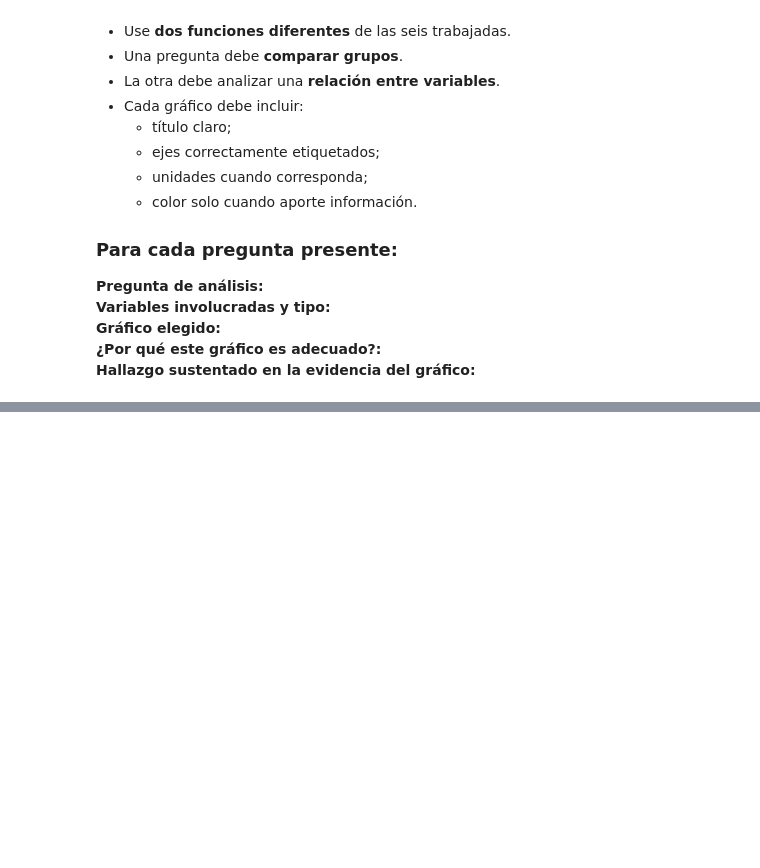
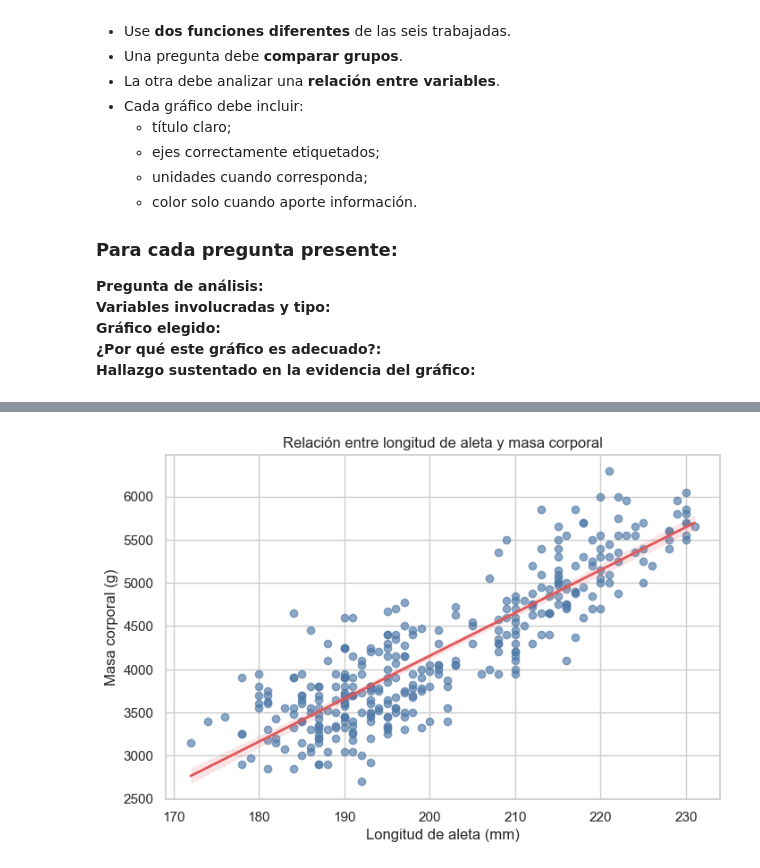
Before and after one commit to AAlvarezT/curso_dm_262, a Jupyter notebook: (DM)EDA_Seaborn.ipynb, the cells around one changed output, grey strips where cells are left out. Cells and saved outputs as stored; diff of their text form; code cells hidden in the pictures; blank space fills up the shorter version.

```diff
--- a/(DM)EDA_Seaborn.ipynb
+++ b/(DM)EDA_Seaborn.ipynb
@@ -302,2 +395,17 @@ Identifique:
 # %%
-# Tarea — gráfico 2
+# Tarea — gráfico 2 (relación entre variables)
+plt.figure(figsize=(8, 5))
+sns.regplot(
+    data=df,
+    x="Largo_alas_mm",
+    y="Peso_g",
+    scatter_kws={"alpha": 0.65, "color": "#4e79a7"},
+    line_kws={"color": "#e15759", "linewidth": 2}
+)
+
+plt.title("Relación entre longitud de aleta y masa corporal")
+plt.xlabel("Longitud de aleta (mm)")
+plt.ylabel("Masa corporal (g)")
+plt.show()
+# %% [output]
+[figure, added]
```
Also changed, not shown: parts of 11 cells of this notebook.
